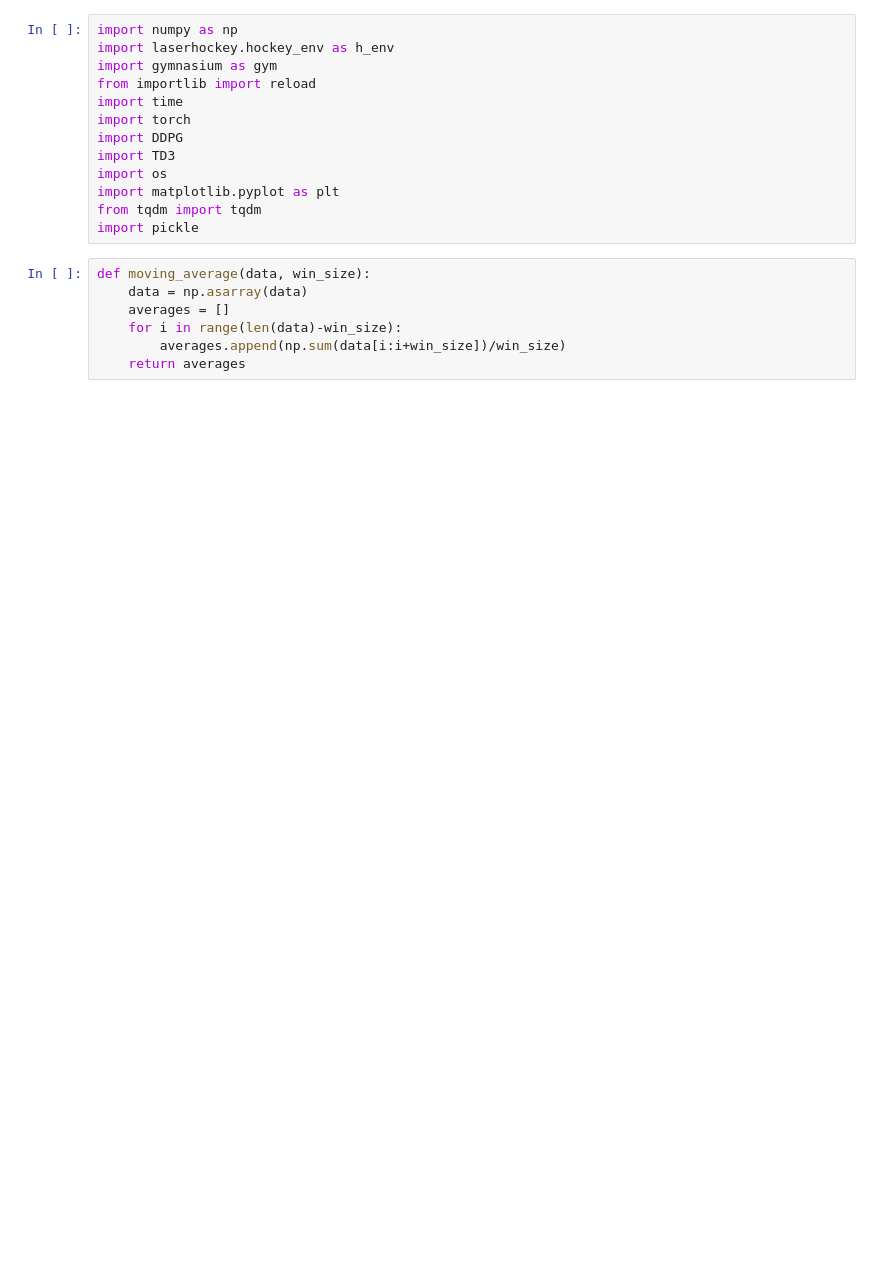
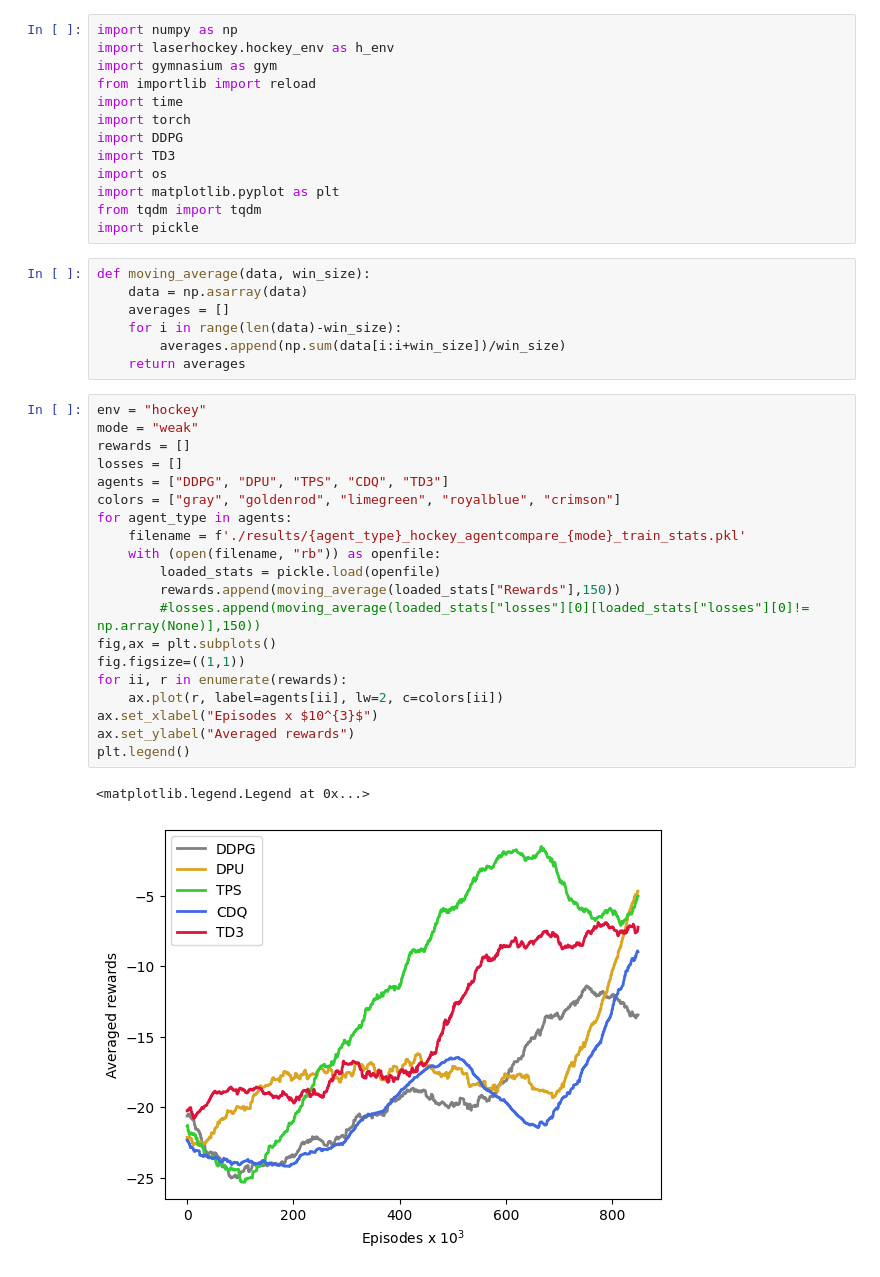
Before and after one commit to emilbreustedt/RL-Hockey, a Jupyter notebook: plot.ipynb, the cells around one changed output. Saved outputs shown, nothing was run; the diff lists cells and outputs as text; blank space fills up the shorter version.

```diff
--- a/plot.ipynb
+++ b/plot.ipynb
@@ -18,6 +18,29 @@ def moving_average(data, win_size):
     for i in range(len(data)-win_size):
         averages.append(np.sum(data[i:i+win_size])/win_size)
     return averages
+# %%
+env = "hockey"
+mode = "weak"
+rewards = []
+losses = []
+agents = ["DDPG", "DPU", "TPS", "CDQ", "TD3"]
+colors = ["gray", "goldenrod", "limegreen", "royalblue", "crimson"]
+for agent_type in agents:
+    filename = f'./results/{agent_type}_hockey_agentcompare_{mode}_train_stats.pkl'
+    with (open(filename, "rb")) as openfile:
+        loaded_stats = pickle.load(openfile)
+        rewards.append(moving_average(loaded_stats["Rewards"],150))
+        #losses.append(moving_average(loaded_stats["losses"][0][loaded_stats["losses"][0]!= np.array(None)],150))
+fig,ax = plt.subplots()
+fig.figsize=((1,1))
+for ii, r in enumerate(rewards):
+    ax.plot(r, label=agents[ii], lw=2, c=colors[ii])
+ax.set_xlabel("Episodes x $10^{3}$")
+ax.set_ylabel("Averaged rewards")
+plt.legend()
+# %% [output]
+<matplotlib.legend.Legend at 0x...>
+[figure, added]
 # %%
 agent = "TD3Agent"
 env = "hockey"
```
Also changed, not shown: parts of 1 cell of this notebook, 54 other files.
